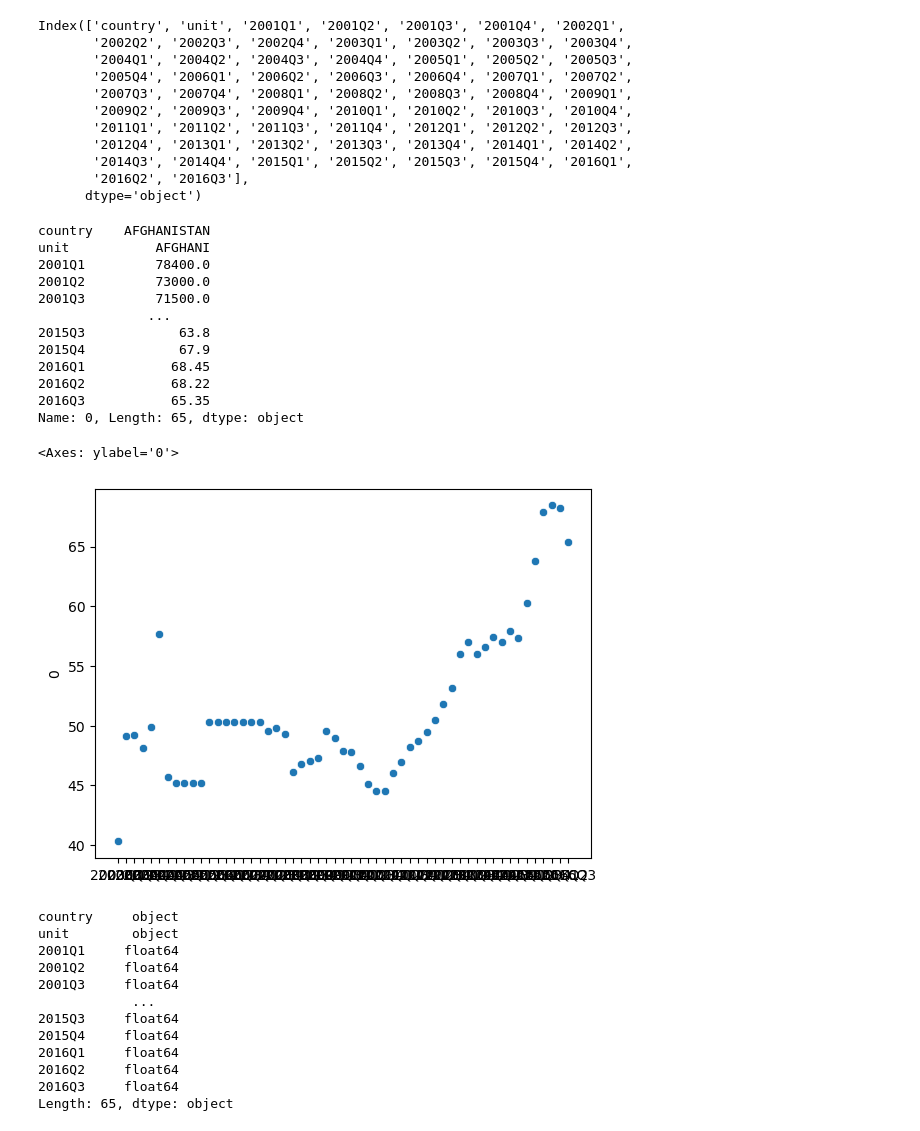
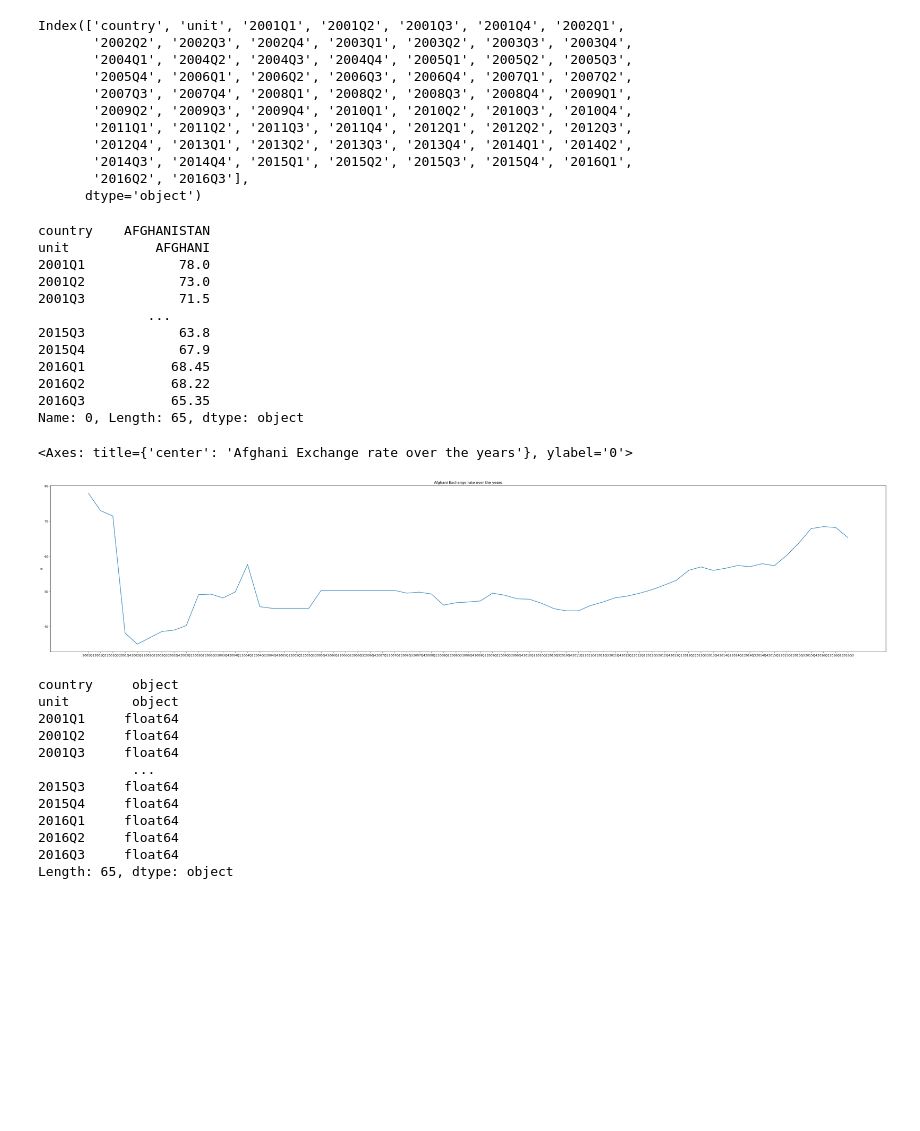
Before and after one commit to Cena980/Afghani-Currency-flactuations, a Jupyter notebook: Datasets/Cleaning Process/quarterly-edited.ipynb, the cells around one changed output. Drawn from its saved outputs; the diff is of its cells as text; code cells hidden in the pictures; blank space fills up the shorter version.

```diff
--- a/Datasets/Cleaning Process/quarterly-edited.ipynb
+++ b/Datasets/Cleaning Process/quarterly-edited.ipynb
@@ -36,32 +36,34 @@ Index(['country', 'unit', '2001Q1', '2001Q2', '2001Q3', '2001Q4', '2002Q1',
 # %%
 Afghani =(df.iloc[0])
 print(Afghani)
 year = ['2001Q1', '2001Q2', '2001Q3', '2001Q4', '2002Q1',
        '2002Q2', '2002Q3', '2002Q4', '2003Q1', '2003Q2', '2003Q3', '2003Q4',
        '2004Q1', '2004Q2', '2004Q3', '2004Q4', '2005Q1', '2005Q2', '2005Q3',
        '2005Q4', '2006Q1', '2006Q2', '2006Q3', '2006Q4', '2007Q1', '2007Q2',
        '2007Q3', '2007Q4', '2008Q1', '2008Q2', '2008Q3', '2008Q4', '2009Q1',
        '2009Q2', '2009Q3', '2009Q4', '2010Q1', '2010Q2', '2010Q3', '2010Q4',
        '2011Q1', '2011Q2', '2011Q3', '2011Q4', '2012Q1', '2012Q2', '2012Q3',
        '2012Q4', '2013Q1', '2013Q2', '2013Q3', '2013Q4', '2014Q1', '2014Q2',
        '2014Q3', '2014Q4', '2015Q1', '2015Q2', '2015Q3', '2015Q4', '2016Q1',
        '2016Q2', '2016Q3']
-sns.scatterplot(x = year[8:], y=Afghani[10:])
+plt.figure(figsize=(50,10))
+plt.title("Afghani Exchange rate over the years")
+sns.lineplot(x = year, y=Afghani[2:])
 # %% [output]
 country    AFGHANISTAN
 unit           AFGHANI
-2001Q1         78400.0
-2001Q2         73000.0
-2001Q3         71500.0
+2001Q1            78.0
+2001Q2            73.0
+2001Q3            71.5
               ...
 2015Q3            63.8
 2015Q4            67.9
 2016Q1           68.45
 2016Q2           68.22
 2016Q3           65.35
 Name: 0, Length: 65, dtype: object
-<Axes: ylabel='0'>
+<Axes: title={'center': 'Afghani Exchange rate over the years'}, ylabel='0'>
-[figure, old version]
+[figure, new version]
 # %%
 #Making another copy of our dataset, so that not to lose the original one in case of any changes
 df_copy= df.copy()
```
Also changed, not shown: parts of 1 cell of this notebook, 3 other files.
